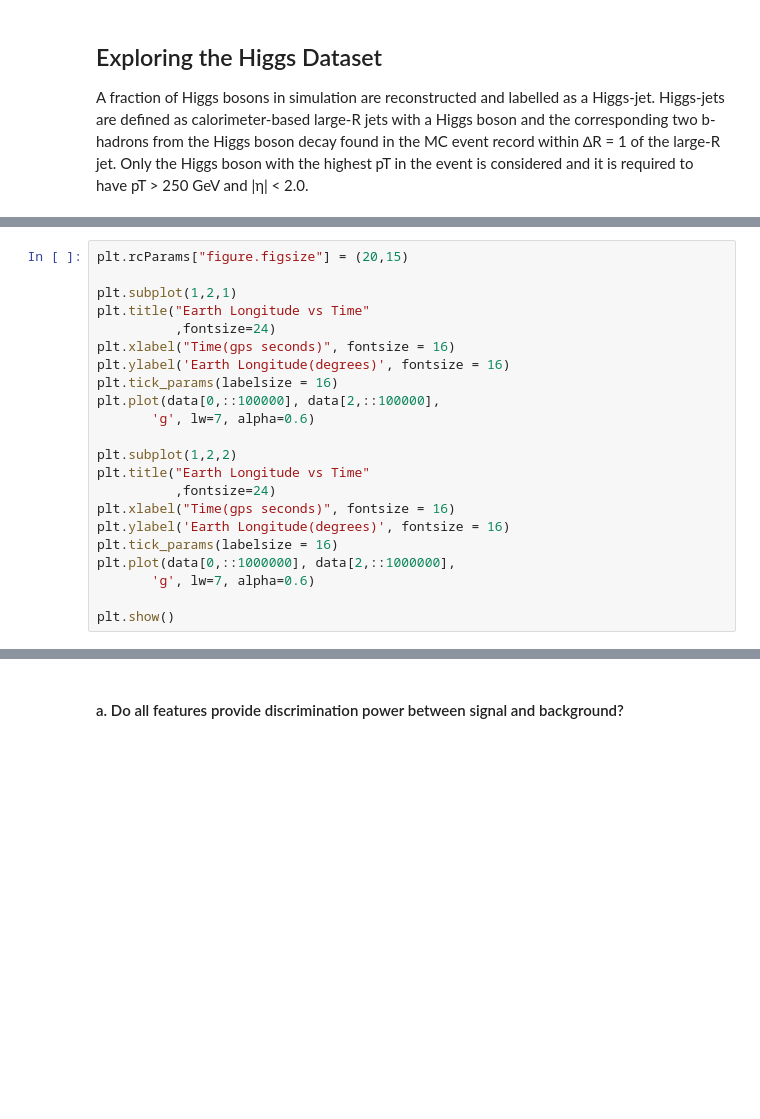
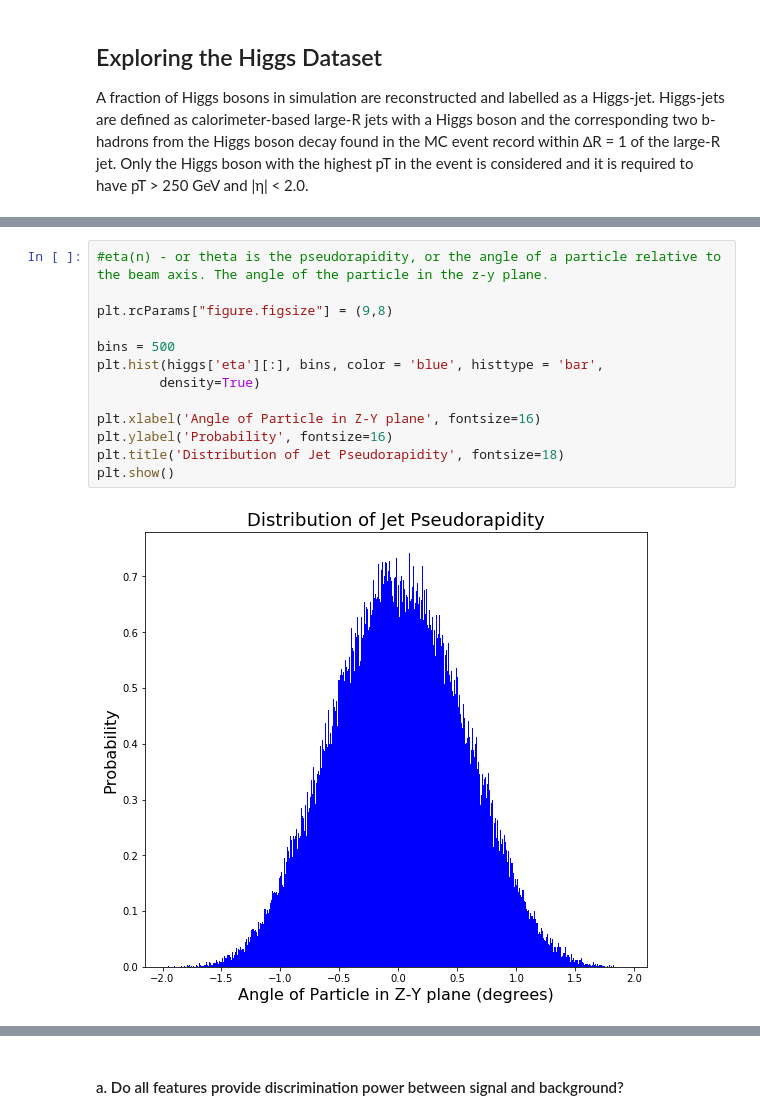
Before and after one commit to IgorBanin/Phys434, a Jupyter notebook: lab5.ipynb, the cells around one changed output, grey strips where cells are left out. Drawn from its saved outputs; the diff is of its cells as text; blank space fills up the shorter version.

```diff
--- a/lab5.ipynb
+++ b/lab5.ipynb
@@ -93,22 +96,15 @@ plt.show()
-# %%
-plt.rcParams["figure.figsize"] = (20,15)
-
-plt.subplot(1,2,1)
-plt.title("Earth Longitude vs Time"
-          ,fontsize=24)
-plt.xlabel("Time(gps seconds)", fontsize = 16)
-plt.ylabel('Earth Longitude(degrees)', fontsize = 16)
-plt.tick_params(labelsize = 16)
-plt.plot(data[0,::100000], data[2,::100000],
-       'g', lw=7, alpha=0.6)
-
-plt.subplot(1,2,2)
-plt.title("Earth Longitude vs Time"
-          ,fontsize=24)
-plt.xlabel("Time(gps seconds)", fontsize = 16)
-plt.ylabel('Earth Longitude(degrees)', fontsize = 16)
-plt.tick_params(labelsize = 16)
-plt.plot(data[0,::1000000], data[2,::1000000],
-       'g', lw=7, alpha=0.6)
-
-plt.show()
+# %%
+#eta(n) - or theta is the pseudorapidity, or the angle of a particle relative to the beam axis. The angle of the particle in the z-y plane.
+
+plt.rcParams["figure.figsize"] = (9,8)
+
+bins = 500
+plt.hist(higgs['eta'][:], bins, color = 'blue', histtype = 'bar',
+        density=True)
+
+plt.xlabel('Angle of Particle in Z-Y plane', fontsize=16)
+plt.ylabel('Probability', fontsize=16)
+plt.title('Distribution of Jet Pseudorapidity', fontsize=18)
+plt.show()
+# %% [output]
+[figure, added]
```
Also changed, not shown: parts of 21 cells of this notebook.
